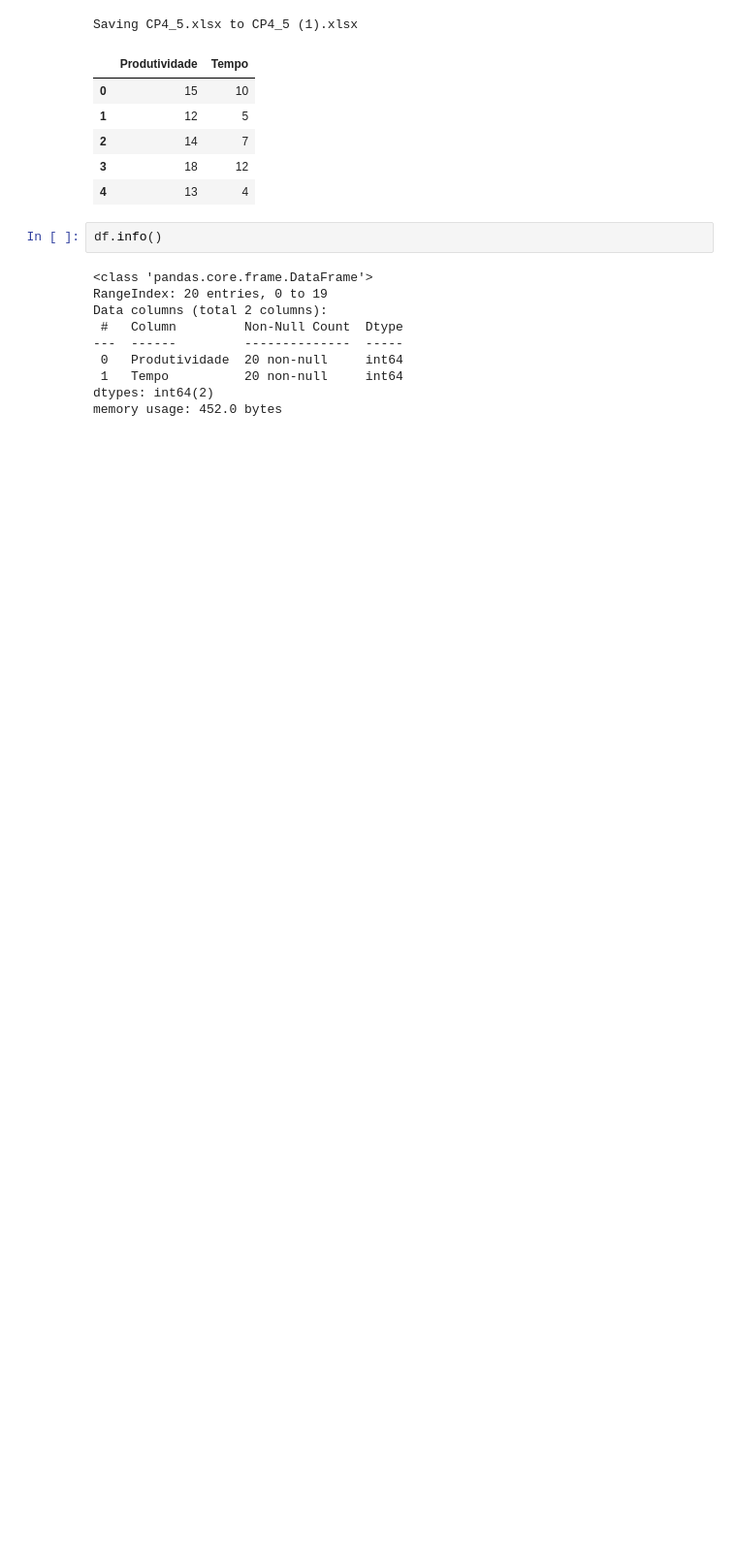
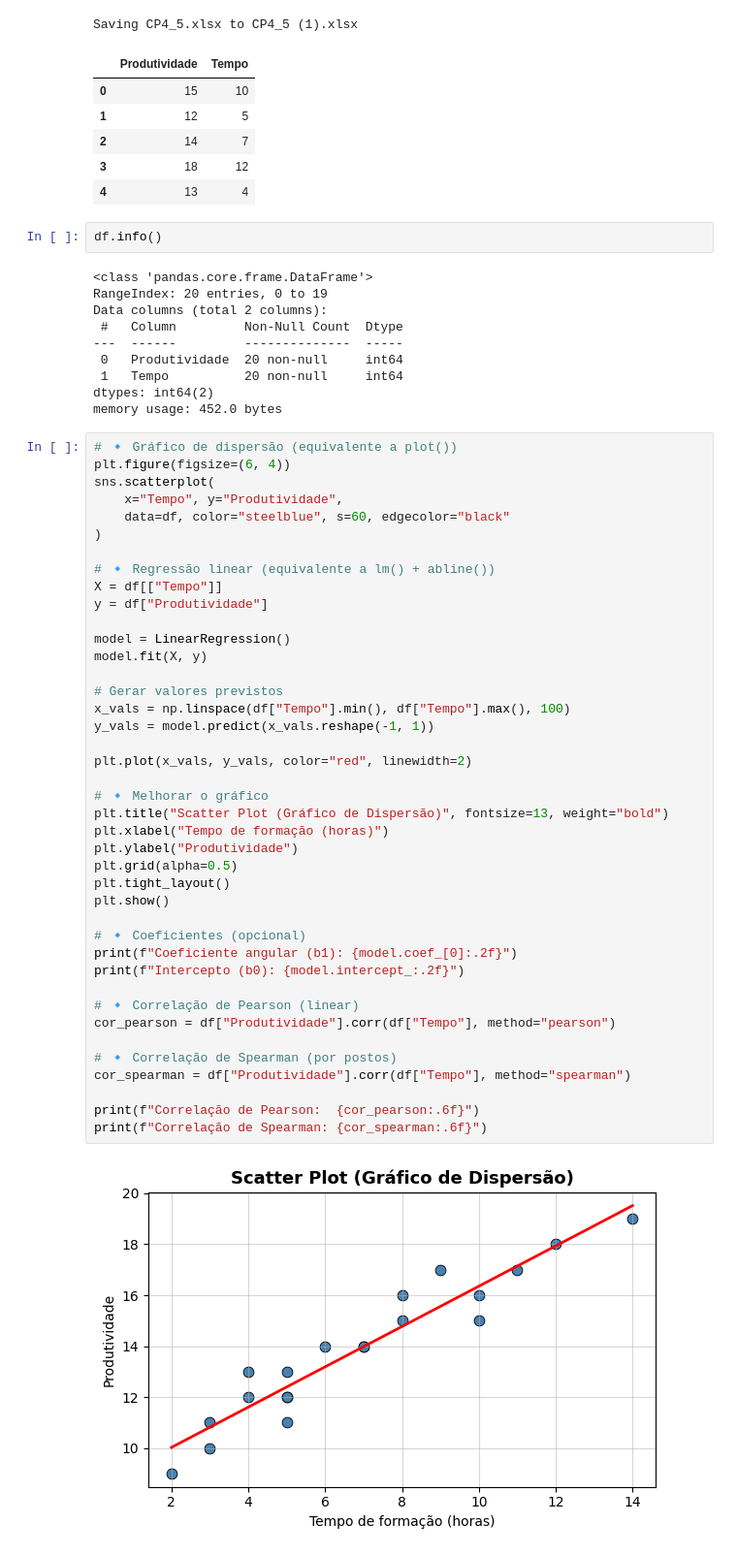
Before and after one commit to RuiRodrigues-lab/DataScienceFE, a Jupyter notebook: CP4_5.ipynb, the cells around one changed output. Shown: that part at 97% size. Drawn from its saved outputs; the diff is of its cells as text; blank space fills up the shorter version.

```diff
--- a/CP4_5.ipynb
+++ b/CP4_5.ipynb
@@ -42,3 +42,46 @@ Data columns (total 2 columns):
  1   Tempo          20 non-null     int64
 dtypes: int64(2)
 memory usage: 452.0 bytes
+# %%
+# 🔹 Gráfico de dispersão (equivalente a plot())
+plt.figure(figsize=(6, 4))
+sns.scatterplot(
+    x="Tempo", y="Produtividade",
+    data=df, color="steelblue", s=60, edgecolor="black"
+)
+
+# 🔹 Regressão linear (equivalente a lm() + abline())
+X = df[["Tempo"]]
+y = df["Produtividade"]
+
+model = LinearRegression()
+model.fit(X, y)
+
+# Gerar valores previstos
+x_vals = np.linspace(df["Tempo"].min(), df["Tempo"].max(), 100)
+y_vals = model.predict(x_vals.reshape(-1, 1))
+
+plt.plot(x_vals, y_vals, color="red", linewidth=2)
+
+# 🔹 Melhorar o gráfico
+plt.title("Scatter Plot (Gráfico de Dispersão)", fontsize=13, weight="bold")
+plt.xlabel("Tempo de formação (horas)")
+plt.ylabel("Produtividade")
+plt.grid(alpha=0.5)
+plt.tight_layout()
+plt.show()
+
+# 🔹 Coeficientes (opcional)
+print(f"Coeficiente angular (b1): {model.coef_[0]:.2f}")
+print(f"Intercepto (b0): {model.intercept_:.2f}")
+
+# 🔹 Correlação de Pearson (linear)
+cor_pearson = df["Produtividade"].corr(df["Tempo"], method="pearson")
+
+# 🔹 Correlação de Spearman (por postos)
+cor_spearman = df["Produtividade"].corr(df["Tempo"], method="spearman")
+
+print(f"Correlação de Pearson:  {cor_pearson:.6f}")
+print(f"Correlação de Spearman: {cor_spearman:.6f}")
+# %% [output]
+[figure, added]
```
Also changed, not shown: parts of 1 cell of this notebook.
